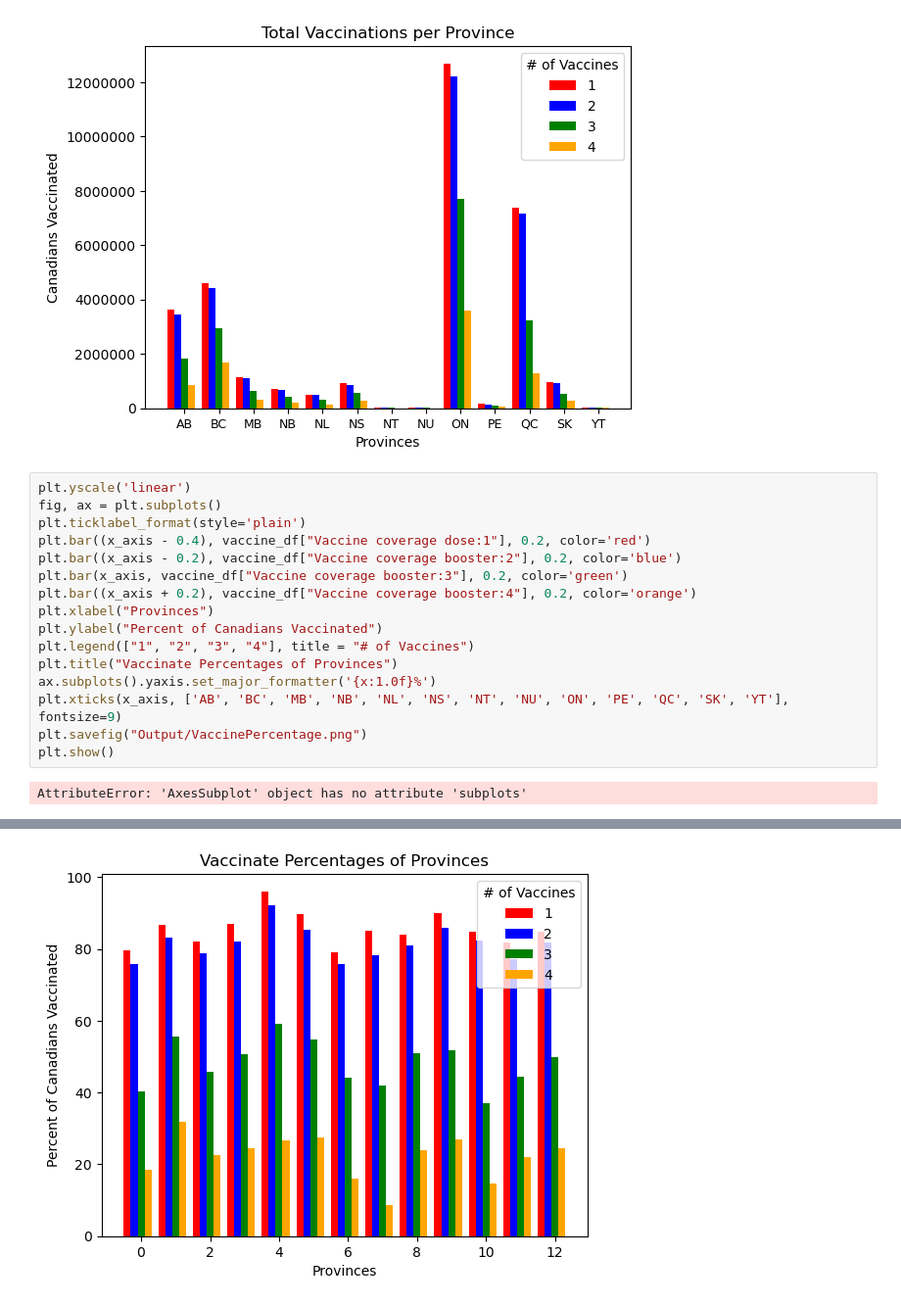
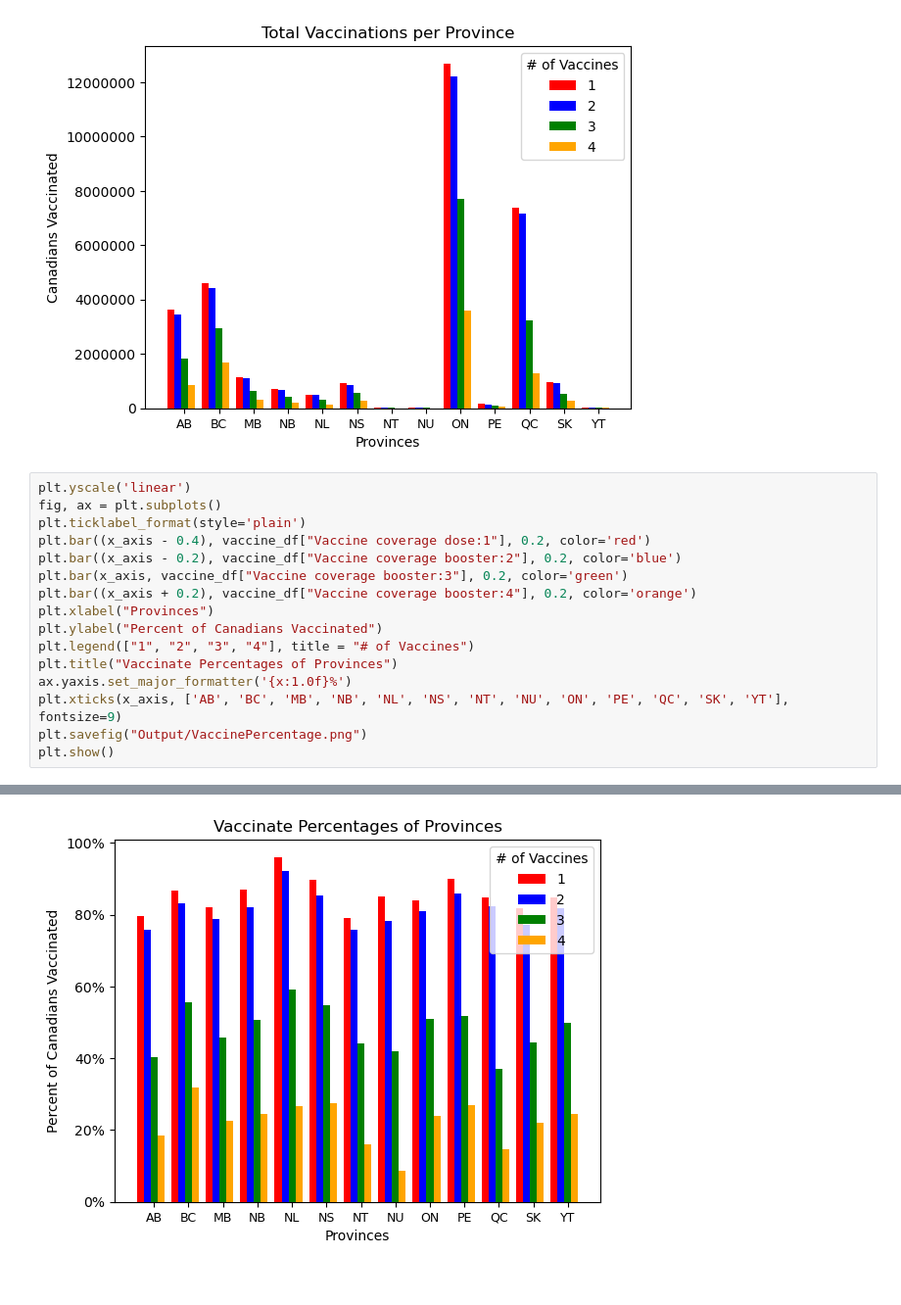
Before and after one commit to svafaeva93/Covid19AnalysisCanada, a Jupyter notebook: Vaccination_transformation.ipynb, the cells around one changed output, grey strips where cells are left out. Shown at 98% size. Cells and saved outputs as stored; diff of their text form.

```diff
--- a/Vaccination_transformation.ipynb
+++ b/Vaccination_transformation.ipynb
@@ -49,20 +49,19 @@ plt.show()
 # %%
 plt.yscale('linear')
 fig, ax = plt.subplots()
 plt.ticklabel_format(style='plain')
 plt.bar((x_axis - 0.4), vaccine_df["Vaccine coverage dose:1"], 0.2, color='red')
 plt.bar((x_axis - 0.2), vaccine_df["Vaccine coverage booster:2"], 0.2, color='blue')
 plt.bar(x_axis, vaccine_df["Vaccine coverage booster:3"], 0.2, color='green')
 plt.bar((x_axis + 0.2), vaccine_df["Vaccine coverage booster:4"], 0.2, color='orange')
 plt.xlabel("Provinces")
 plt.ylabel("Percent of Canadians Vaccinated")
 plt.legend(["1", "2", "3", "4"], title = "# of Vaccines")
 plt.title("Vaccinate Percentages of Provinces")
-ax.subplots().yaxis.set_major_formatter('{x:1.0f}%')
+ax.yaxis.set_major_formatter('{x:1.0f}%')
 plt.xticks(x_axis, ['AB', 'BC', 'MB', 'NB', 'NL', 'NS', 'NT', 'NU', 'ON', 'PE', 'QC', 'SK', 'YT'], fontsize=9)
 plt.savefig("Output/VaccinePercentage.png")
 plt.show()
 # %% [output]
-AttributeError: 'AxesSubplot' object has no attribute 'subplots'
 [figure]
-[figure, old version]
+[figure, new version]
```
Also changed, not shown: 1 other file.
